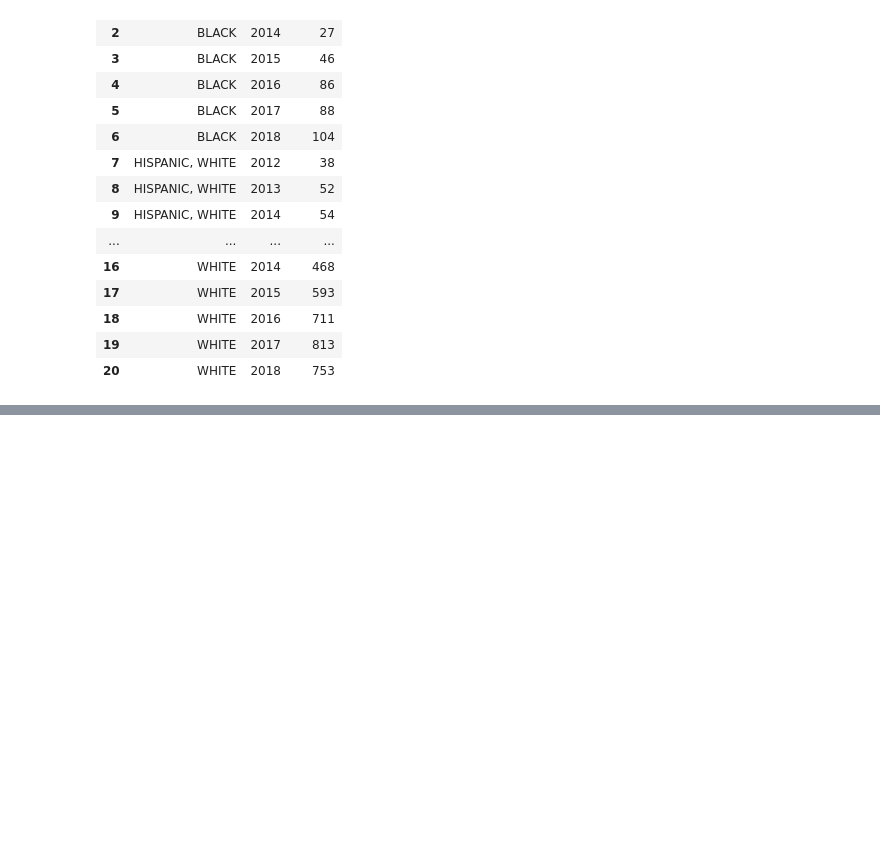
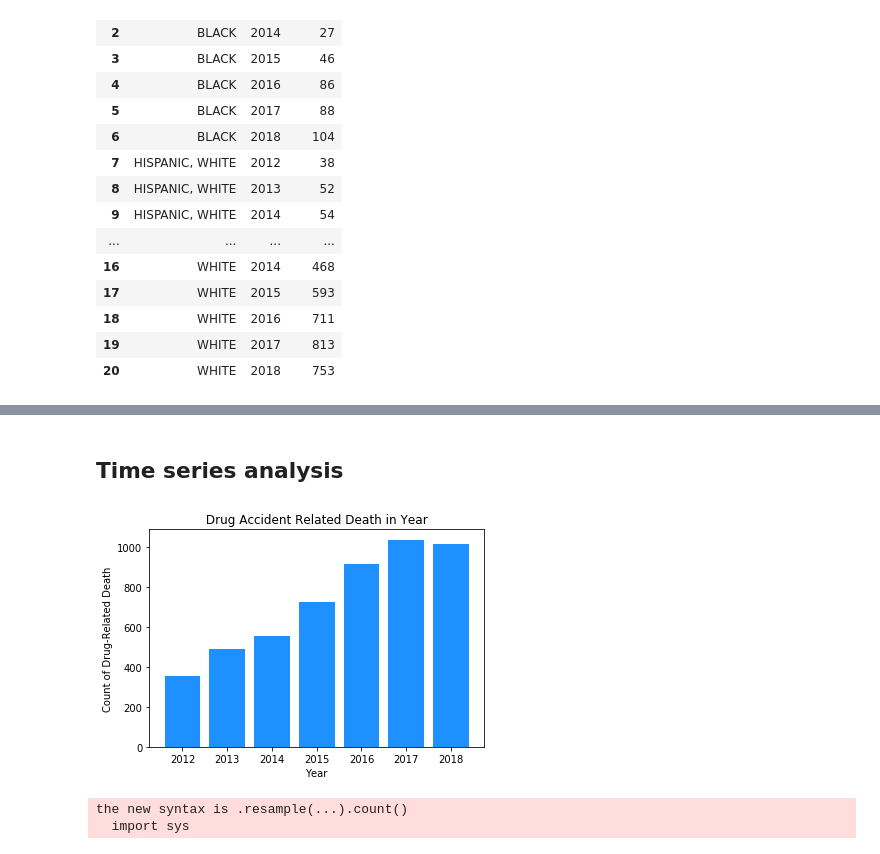
Before and after one commit to kalbond/data_science_term_project, a Jupyter notebook: notebooks/accidental_drug_related_deaths.ipynb, the cells around one changed output, grey strips where cells are left out. Saved outputs shown, nothing was run; the diff lists cells and outputs as text; code cells hidden in the pictures; blank space fills up the shorter version.

Commit message:
Yawei’s Time Analysis update

```diff
--- a/notebooks/accidental_drug_related_deaths.ipynb
+++ b/notebooks/accidental_drug_related_deaths.ipynb
@@ -1006,0 +1008,28 @@ yrRace.plot.line(x='Year', y='Count')
+# %% [markdown]
+## Time series analysis
+# %%
+#Analyze year
+df_year=add_df['Year'].value_counts()
+df_year=df_year.sort_index(ascending=True)
+# %%
+
+plt.bar(df_year.index,df_year,color='dodgerblue')
+plt.ylabel('Count of Drug-Related Death')
+plt.xlabel('Year')
+plt.title(' Drug Accident Related Death in Year ')
+plt.show()
+# %% [output]
+[figure, added]
+# %%
+#Analyze Month
+
+df_month=pd.concat([add_df['new_date'],add_df['Month']],axis=1)
+df_month['Date']=pd.to_datetime(df_month['new_date'])
+
+df_month=df_month.set_index('Date')
+df_month_sea = df_month.resample(rule='M', how='count')
+df_month_sea.drop(['new_date'],axis=1,inplace=True)
+df_month_sea.rename(columns={'Month':'Count of Death in Month'},inplace=True)
+# %% [output]
+the new syntax is .resample(...).count()
+  import sys
```
Also changed, not shown: parts of 31 cells of this notebook.
